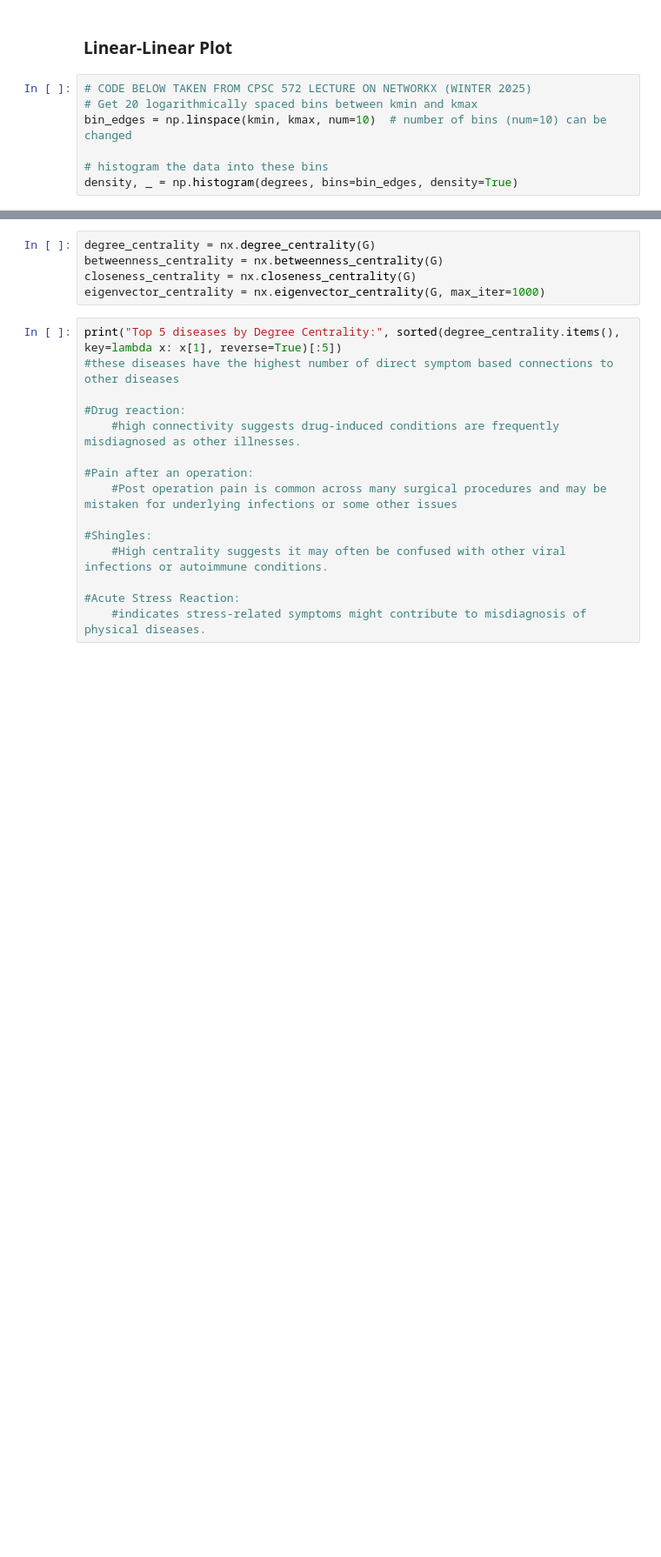
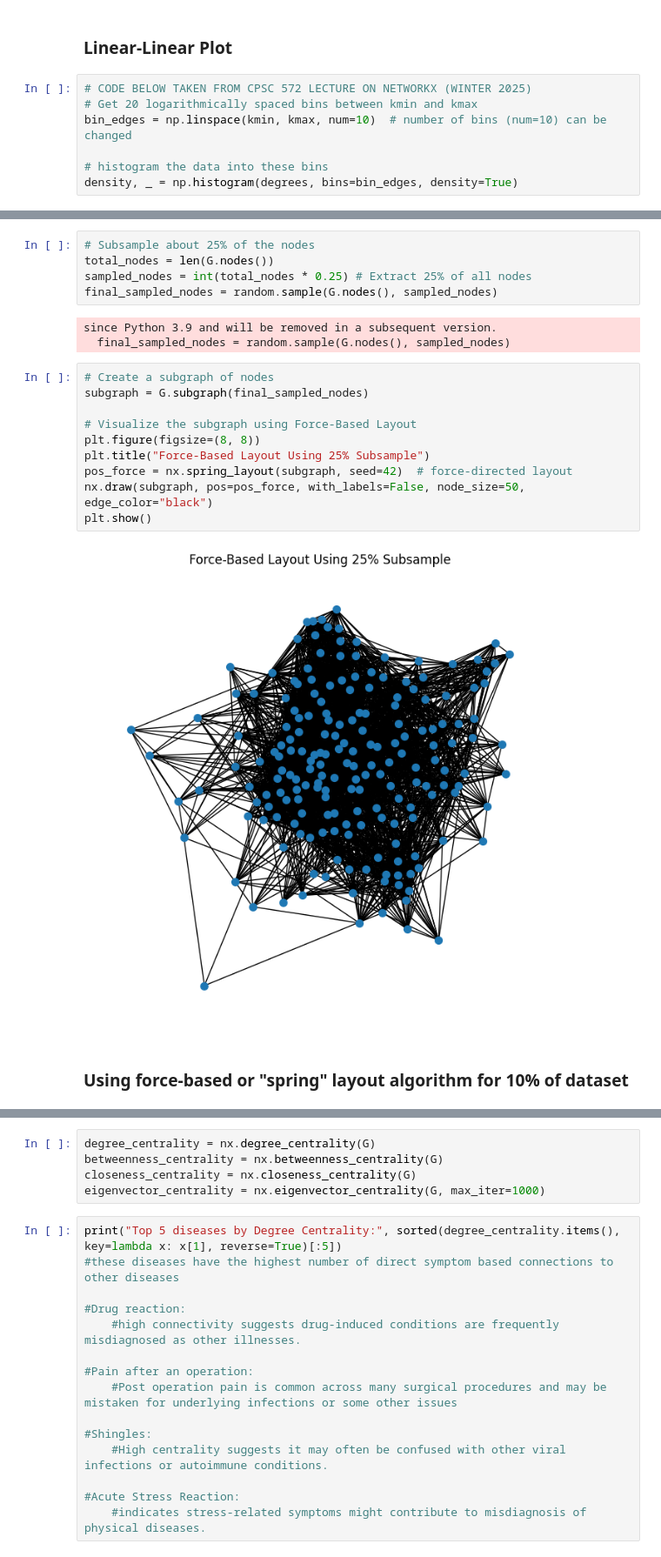
Before and after one commit to ktfr/disease-symptom-network, a Jupyter notebook: PreliminarNetworkAnalysis.ipynb, the cells around one changed output, grey strips where cells are left out. Shown at 87% size. Cells and saved outputs as stored; diff of their text form; blank space fills up the shorter version.

```diff
--- a/PreliminarNetworkAnalysis.ipynb
+++ b/PreliminarNetworkAnalysis.ipynb
@@ -221,0 +238,22 @@ plt.show()
+# %%
+# Subsample about 25% of the nodes
+total_nodes = len(G.nodes())
+sampled_nodes = int(total_nodes * 0.25) # Extract 25% of all nodes
+final_sampled_nodes = random.sample(G.nodes(), sampled_nodes)
+# %% [output]
+since Python 3.9 and will be removed in a subsequent version.
+  final_sampled_nodes = random.sample(G.nodes(), sampled_nodes)
+# %%
+# Create a subgraph of nodes
+subgraph = G.subgraph(final_sampled_nodes)
+
+# Visualize the subgraph using Force-Based Layout
+plt.figure(figsize=(8, 8))
+plt.title("Force-Based Layout Using 25% Subsample")
+pos_force = nx.spring_layout(subgraph, seed=42)  # force-directed layout
+nx.draw(subgraph, pos=pos_force, with_labels=False, node_size=50, edge_color="black")
+plt.show()
+# %% [output]
+[figure, added]
+# %% [markdown]
+### Using force-based or "spring" layout algorithm for 10% of dataset
```
Also changed, not shown: parts of 19 cells of this notebook.
